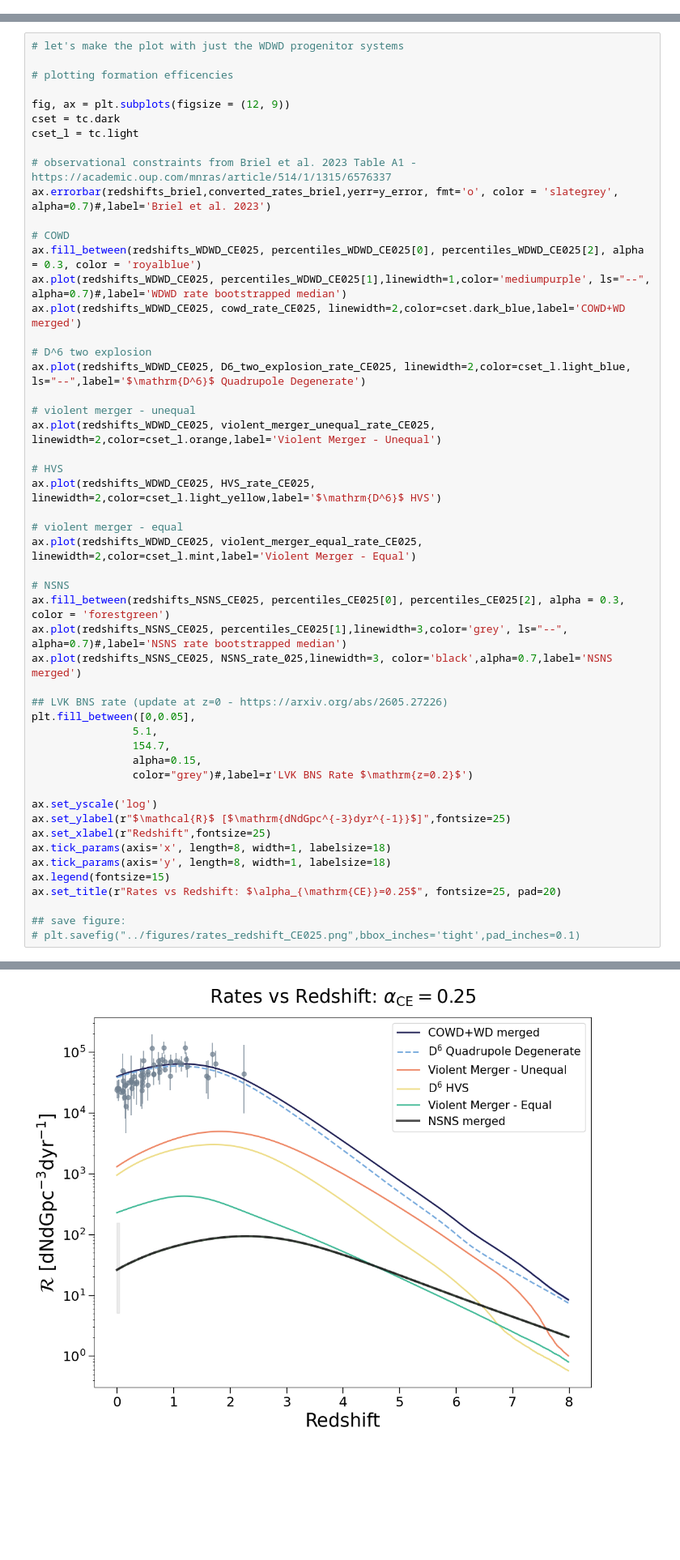
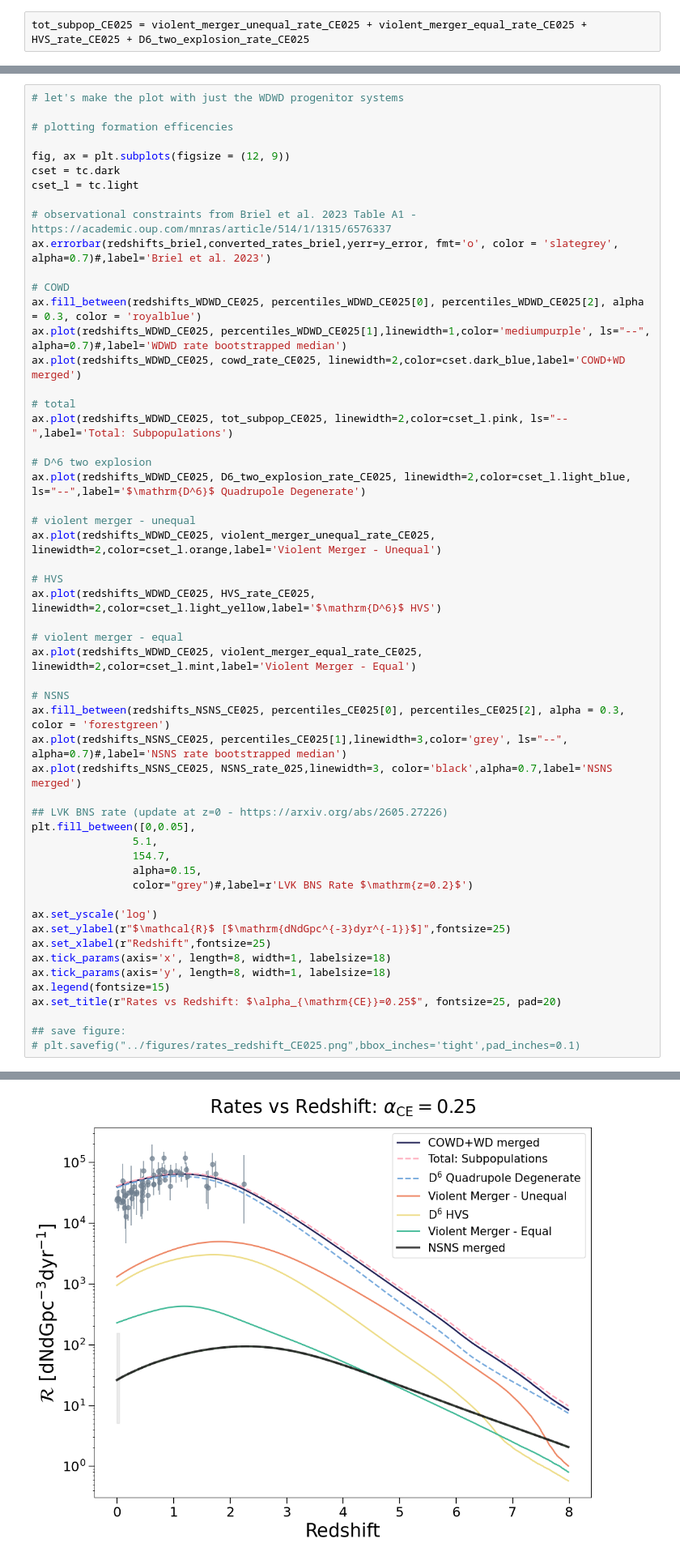
Before and after one commit to melanie-santiago26/research_work, a Jupyter notebook: making_figures/cleaned_making_figures_tutorials/code/redshift_rates_variations_CE025.ipynb, the cells around one changed output, grey strips where cells are left out. Shown at 81% size. Drawn from its saved outputs; the diff is of its cells as text; blank space fills up the shorter version.

```diff
--- a/making_figures/cleaned_making_figures_tutorials/code/redshift_rates_variations_CE025.ipynb
+++ b/making_figures/cleaned_making_figures_tutorials/code/redshift_rates_variations_CE025.ipynb
@@ -165,6 +166,8 @@ violent_merger_equal_rate_CE025 = np.sum(rates_DCO_masked_WDopt_CE025[violent_me
 HVS_rate_CE025 = np.sum(rates_DCO_masked_WDopt_CE025[SN_Ia_HVS_CE025], axis=0)
 # %%
 D6_two_explosion_rate_CE025 = np.sum(rates_DCO_masked_WDopt_CE025[d6_two_explosion_CE025], axis=0)
+# %%
+tot_subpop_CE025 = violent_merger_unequal_rate_CE025 + violent_merger_equal_rate_CE025 + HVS_rate_CE025 + D6_two_explosion_rate_CE025
 # %% [markdown]
 Let's bootstrap these rates!
 # %%
@@ -243,6 +246,9 @@ ax.errorbar(redshifts_briel,converted_rates_briel,yerr=y_error, fmt='o', color =
 ax.fill_between(redshifts_WDWD_CE025, percentiles_WDWD_CE025[0], percentiles_WDWD_CE025[2], alpha = 0.3, color = 'royalblue')
 ax.plot(redshifts_WDWD_CE025, percentiles_WDWD_CE025[1],linewidth=1,color='mediumpurple', ls="--", alpha=0.7)#,label='WDWD rate bootstrapped median')
 ax.plot(redshifts_WDWD_CE025, cowd_rate_CE025, linewidth=2,color=cset.dark_blue,label='COWD+WD merged')
+
+# total
+ax.plot(redshifts_WDWD_CE025, tot_subpop_CE025, linewidth=2,color=cset_l.pink, ls="--",label='Total: Subpopulations')
 
 # D^6 two explosion
 ax.plot(redshifts_WDWD_CE025, D6_two_explosion_rate_CE025, linewidth=2,color=cset_l.light_blue, ls="--",label='$\mathrm{D^6}$ Quadrupole Degenerate')
@@ -253,34 +259,34 @@ ax.plot(redshifts_WDWD_CE025, violent_merger_unequal_rate_CE025, linewidth=2,col
 # HVS
 ax.plot(redshifts_WDWD_CE025, HVS_rate_CE025, linewidth=2,color=cset_l.light_yellow,label='$\mathrm{D^6}$ HVS')
 
 # violent merger - equal
 ax.plot(redshifts_WDWD_CE025, violent_merger_equal_rate_CE025, linewidth=2,color=cset_l.mint,label='Violent Merger - Equal')
 
 # NSNS
 ax.fill_between(redshifts_NSNS_CE025, percentiles_CE025[0], percentiles_CE025[2], alpha = 0.3, color = 'forestgreen')
 ax.plot(redshifts_NSNS_CE025, percentiles_CE025[1],linewidth=3,color='grey', ls="--", alpha=0.7)#,label='NSNS rate bootstrapped median')
 ax.plot(redshifts_NSNS_CE025, NSNS_rate_025,linewidth=3, color='black',alpha=0.7,label='NSNS merged')
 
 ## LVK BNS rate (update at z=0 - https://arxiv.org/abs/2605.27226)
 plt.fill_between([0,0.05],
                 5.1,
                 154.7,
                 alpha=0.15,
                 color="grey")#,label=r'LVK BNS Rate $\mathrm{z=0.2}$')
 
 ax.set_yscale('log')
 ax.set_ylabel(r"$\mathcal{R}$ [$\mathrm{dNdGpc^{-3}dyr^{-1}}$]",fontsize=25)
 ax.set_xlabel(r"Redshift",fontsize=25)
 ax.tick_params(axis='x', length=8, width=1, labelsize=18)
 ax.tick_params(axis='y', length=8, width=1, labelsize=18)
 ax.legend(fontsize=15)
 ax.set_title(r"Rates vs Redshift: $\alpha_{\mathrm{CE}}=0.25$", fontsize=25, pad=20)
 
 ## save figure:
 # plt.savefig("../figures/rates_redshift_CE025.png",bbox_inches='tight',pad_inches=0.1)
 # %% [output]
 Text(0.5, 1.0, 'Rates vs Redshift: $\\alpha_{\\mathrm{CE}}=0.25$')
-[figure, old version]
+[figure, new version]
 # %% [markdown]
 ### Close the data file
 # %%
```
Also changed, not shown: parts of 1 cell of this notebook, 5 other files.
